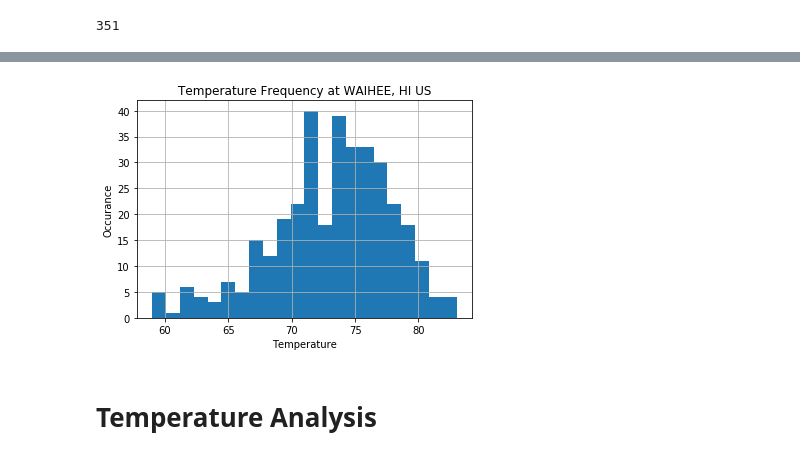
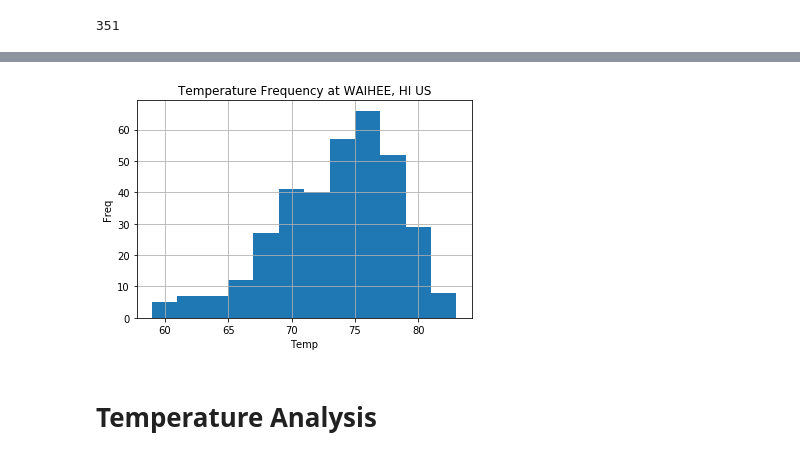
Before and after one commit to AlfaiAbdul/Surfs-Up-, a Jupyter notebook: climate_analysis.ipynb, the cells around one changed output, grey strips where cells are left out. Drawn from its saved outputs; the diff is of its cells as text; code cells hidden in the pictures.

Commit message:
plotted temp analysis, still working station analysis figsize

```diff
--- a/climate_analysis.ipynb
+++ b/climate_analysis.ipynb
@@ -164,16 +190,15 @@ len(top_active_observation)
 # %%
-# loop = [x[:] for x in targeted_list]
-temperature = [x[1] for x in top_active_observation]
+#ploting...
 
-
-plt.hist(temperature, bins=22, histtype='stepfilled') #cahrt figsize to be adjusted
+plt.hist(temperature, bins=12) # how does the hist choose to count freq for different timps
 plt.title("Temperature Frequency at WAIHEE, HI US")
 plt.grid(True)
-plt.xlabel("Temperature")
-plt.ylabel("Occurance")
+plt.figsize = (18,8)
+plt.xlabel("Temp")
+plt.ylabel("Freq")
 plt.show()
 # %% [output]
-[figure, old version]
+[figure, new version]
 # %% [markdown]
 # Temperature Analysis
 # %%
```
Also changed, not shown: parts of 7 cells of this notebook.
